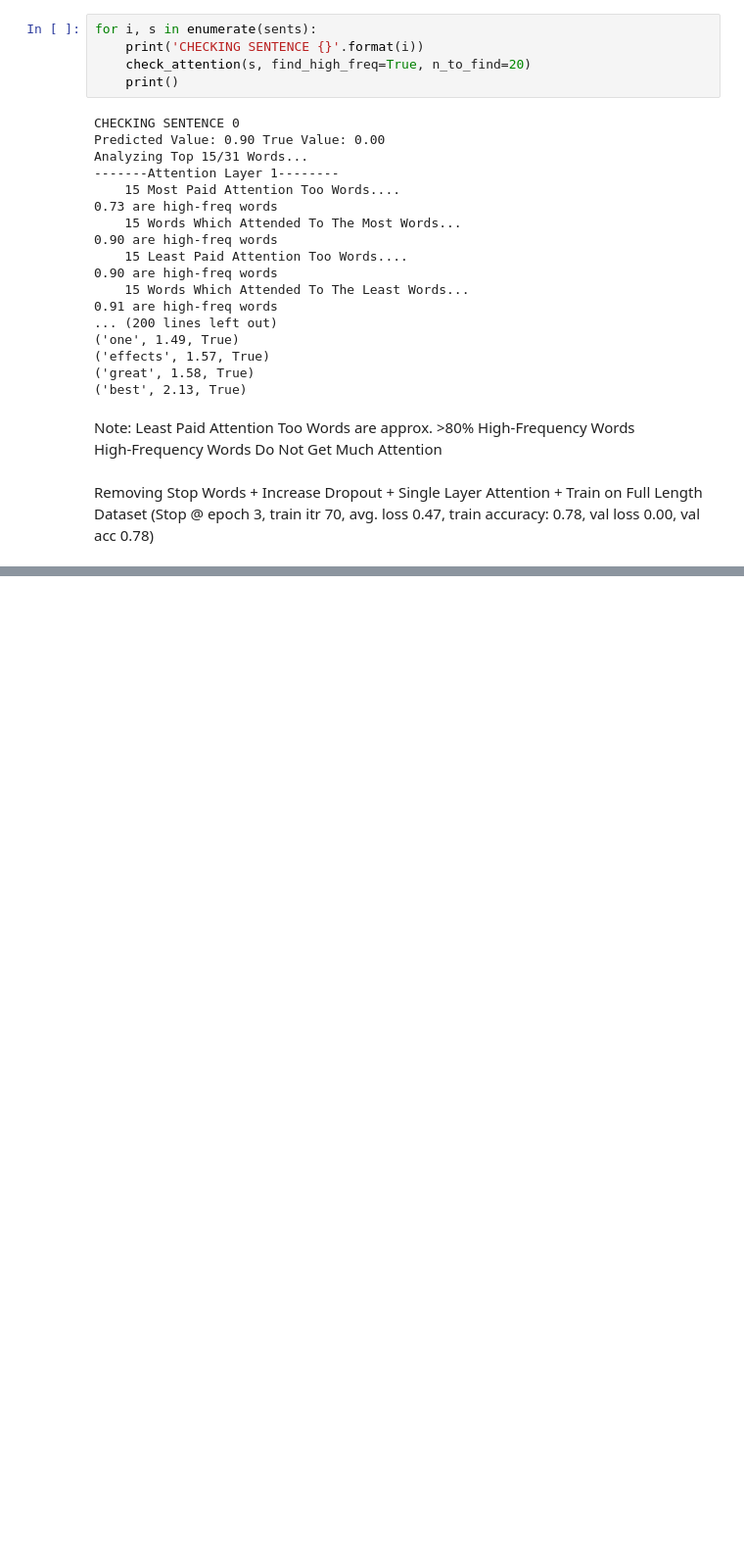
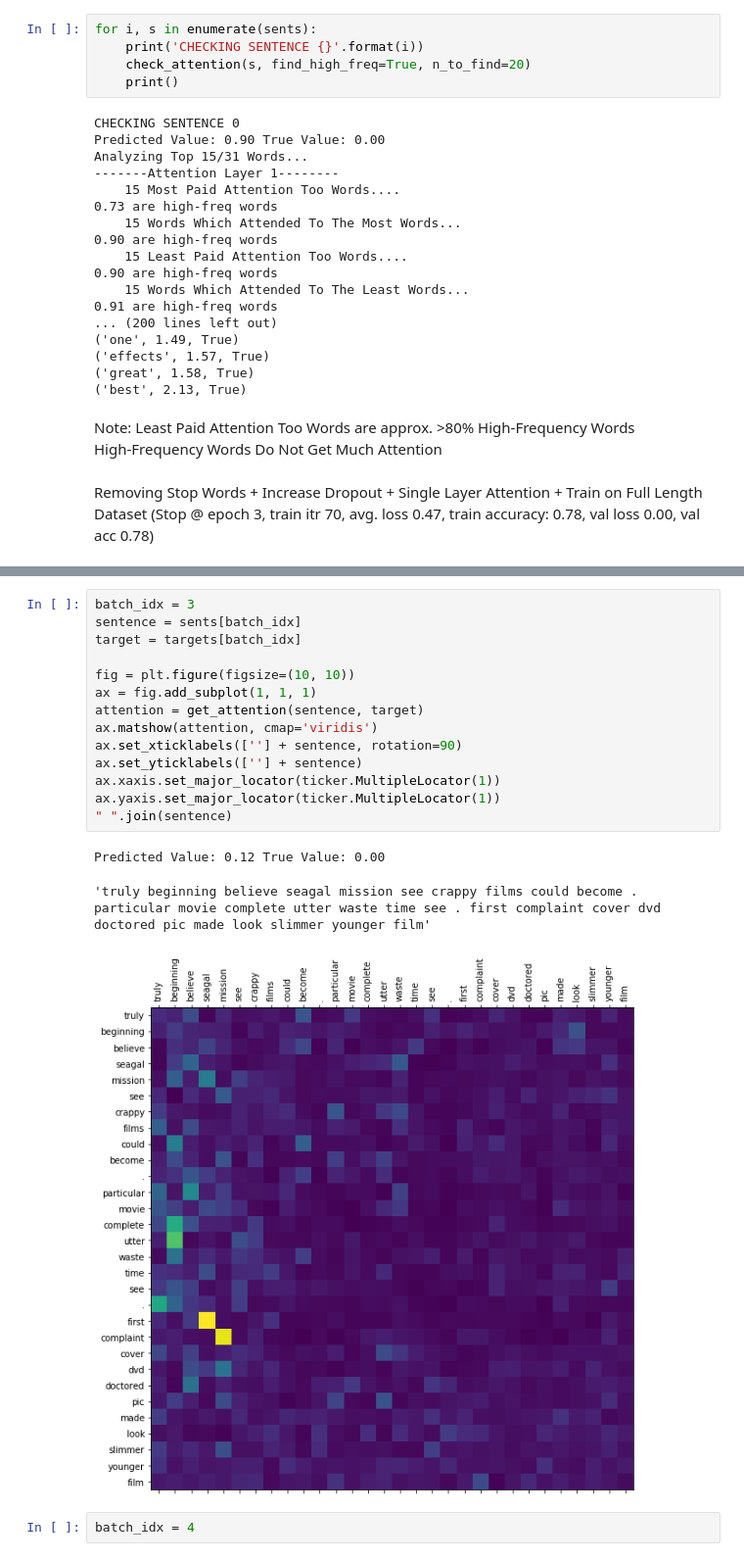
Before and after one commit to gebob19/Dropout-Attention, a Jupyter notebook: torch_transformer_analysis [full-attention].ipynb, the cells around one changed output, grey strips where cells are left out. Shown at 98% size. Drawn from its saved outputs; the diff is of its cells as text; blank space fills up the shorter version.

```diff
--- a/torch_transformer_analysis [full-attention].ipynb
+++ b/torch_transformer_analysis [full-attention].ipynb
@@ -588,0 +666,20 @@ pp.pprint(metrics)
+# %%
+batch_idx = 3
+sentence = sents[batch_idx]
+target = targets[batch_idx]
+
+fig = plt.figure(figsize=(10, 10))
+ax = fig.add_subplot(1, 1, 1)
+attention = get_attention(sentence, target)
+ax.matshow(attention, cmap='viridis')
+ax.set_xticklabels([''] + sentence, rotation=90)
+ax.set_yticklabels([''] + sentence)
+ax.xaxis.set_major_locator(ticker.MultipleLocator(1))
+ax.yaxis.set_major_locator(ticker.MultipleLocator(1))
+" ".join(sentence)
+# %% [output]
+Predicted Value: 0.12 True Value: 0.00
+'truly beginning believe seagal mission see crappy films could become . particular movie complete utter waste time see . first complaint cover dvd doctored pic made look slimmer younger film'
+[figure, added]
+# %%
+batch_idx = 4
```
Also changed, not shown: parts of 16 cells of this notebook.
